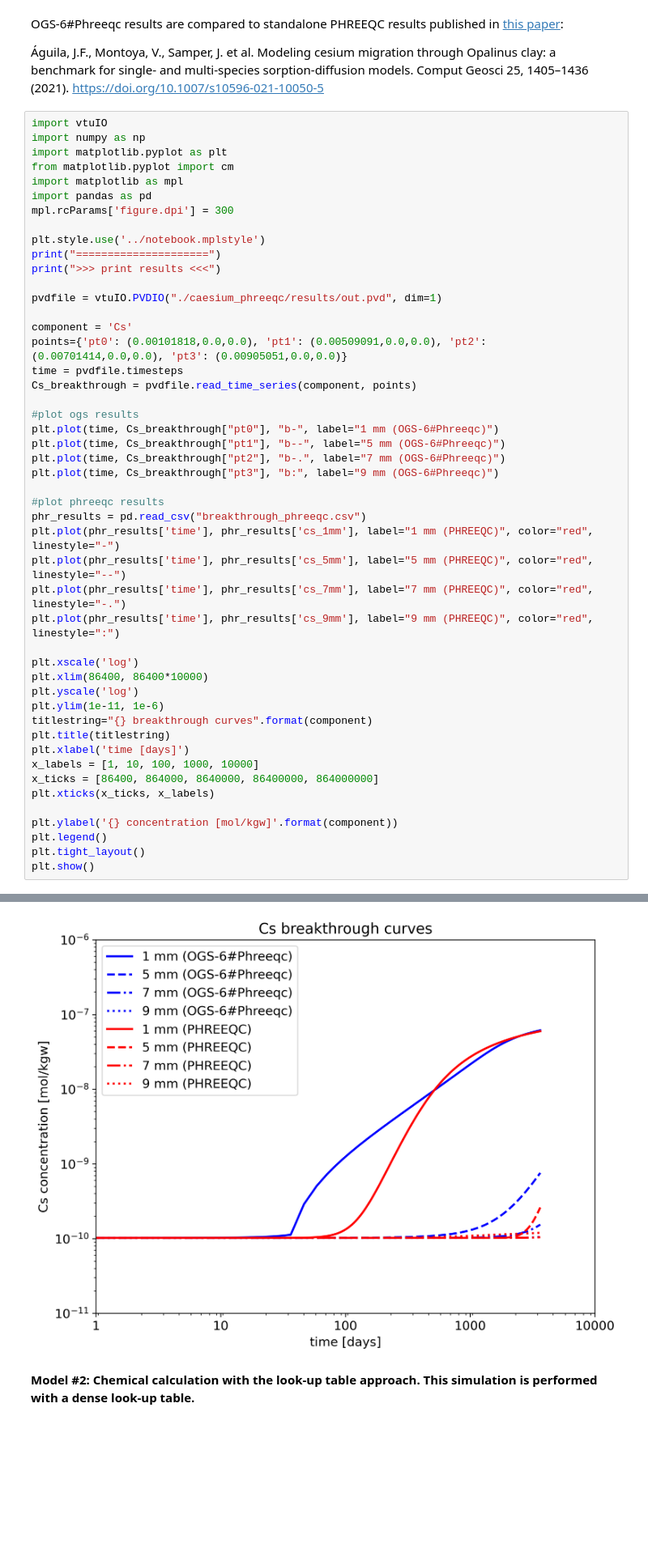
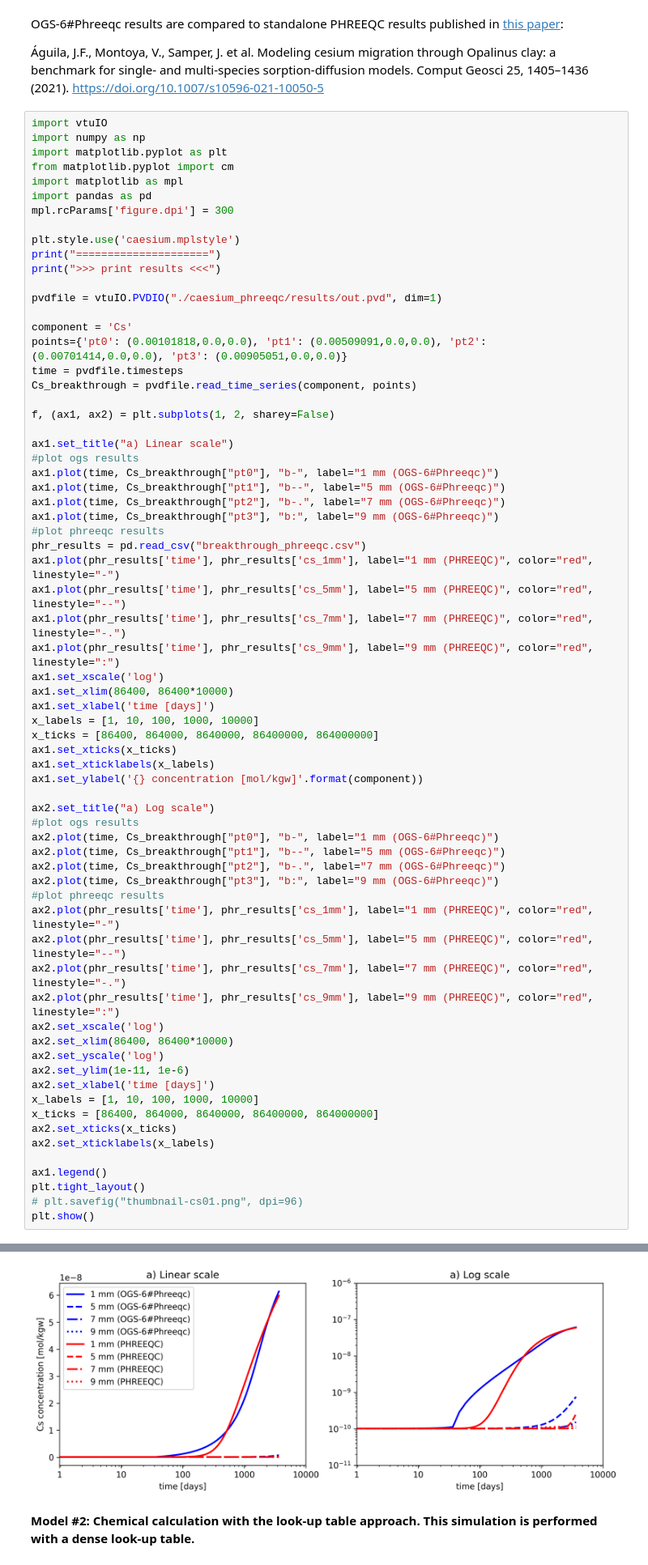
Before and after one commit to OlafKolditz/ogs-jupyter-lab, a Jupyter notebook: icross-model-chain/CaesiumSorption/ogs-jupyter-lab-icross-caesium-sorption.ipynb, the cells around one changed output, grey strips where cells are left out. Shown: that part at 81% size. Saved outputs shown, nothing was run; the diff lists cells and outputs as text; blank space fills up the shorter version.

Commit message:
update plot scale

```diff
--- a/icross-model-chain/CaesiumSorption/ogs-jupyter-lab-icross-caesium-sorption.ipynb
+++ b/icross-model-chain/CaesiumSorption/ogs-jupyter-lab-icross-caesium-sorption.ipynb
@@ -19,55 +19,75 @@ OGS-6#Phreeqc results are compared to standalone PHREEQC results published in [t
 import vtuIO
 import numpy as np
 import matplotlib.pyplot as plt
 from matplotlib.pyplot import cm
 import matplotlib as mpl
 import pandas as pd
 mpl.rcParams['figure.dpi'] = 300
 
-plt.style.use('../notebook.mplstyle')
+plt.style.use('caesium.mplstyle')
 print("=====================")
 print(">>> print results <<<")
 
 pvdfile = vtuIO.PVDIO("./caesium_phreeqc/results/out.pvd", dim=1)
 
 component = 'Cs'
 points={'pt0': (0.00101818,0.0,0.0), 'pt1': (0.00509091,0.0,0.0), 'pt2': (0.00701414,0.0,0.0), 'pt3': (0.00905051,0.0,0.0)}
 time = pvdfile.timesteps
 Cs_breakthrough = pvdfile.read_time_series(component, points)
 
+f, (ax1, ax2) = plt.subplots(1, 2, sharey=False)
+
+ax1.set_title("a) Linear scale")
 #plot ogs results
-plt.plot(time, Cs_breakthrough["pt0"], "b-", label="1 mm (OGS-6#Phreeqc)")
-plt.plot(time, Cs_breakthrough["pt1"], "b--", label="5 mm (OGS-6#Phreeqc)")
-plt.plot(time, Cs_breakthrough["pt2"], "b-.", label="7 mm (OGS-6#Phreeqc)")
-plt.plot(time, Cs_breakthrough["pt3"], "b:", label="9 mm (OGS-6#Phreeqc)")
-
+ax1.plot(time, Cs_breakthrough["pt0"], "b-", label="1 mm (OGS-6#Phreeqc)")
+ax1.plot(time, Cs_breakthrough["pt1"], "b--", label="5 mm (OGS-6#Phreeqc)")
+ax1.plot(time, Cs_breakthrough["pt2"], "b-.", label="7 mm (OGS-6#Phreeqc)")
+ax1.plot(time, Cs_breakthrough["pt3"], "b:", label="9 mm (OGS-6#Phreeqc)")
 #plot phreeqc results
 phr_results = pd.read_csv("breakthrough_phreeqc.csv")
-plt.plot(phr_results['time'], phr_results['cs_1mm'], label="1 mm (PHREEQC)", color="red", linestyle="-")
-plt.plot(phr_results['time'], phr_results['cs_5mm'], label="5 mm (PHREEQC)", color="red", linestyle="--")
-plt.plot(phr_results['time'], phr_results['cs_7mm'], label="7 mm (PHREEQC)", color="red", linestyle="-.")
-plt.plot(phr_results['time'], phr_results['cs_9mm'], label="9 mm (PHREEQC)", color="red", linestyle=":")
-
-plt.xscale('log')
-plt.xlim(86400, 86400*10000)
-plt.yscale('log')
-plt.ylim(1e-11, 1e-6)
-titlestring="{} breakthrough curves".format(component)
-plt.title(titlestring)
-plt.xlabel('time [days]')
+ax1.plot(phr_results['time'], phr_results['cs_1mm'], label="1 mm (PHREEQC)", color="red", linestyle="-")
+ax1.plot(phr_results['time'], phr_results['cs_5mm'], label="5 mm (PHREEQC)", color="red", linestyle="--")
+ax1.plot(phr_results['time'], phr_results['cs_7mm'], label="7 mm (PHREEQC)", color="red", linestyle="-.")
+ax1.plot(phr_results['time'], phr_results['cs_9mm'], label="9 mm (PHREEQC)", color="red", linestyle=":")
+ax1.set_xscale('log')
+ax1.set_xlim(86400, 86400*10000)
+ax1.set_xlabel('time [days]')
 x_labels = [1, 10, 100, 1000, 10000]
 x_ticks = [86400, 864000, 8640000, 86400000, 864000000]
-plt.xticks(x_ticks, x_labels)
+ax1.set_xticks(x_ticks)
+ax1.set_xticklabels(x_labels)
+ax1.set_ylabel('{} concentration [mol/kgw]'.format(component))
 
-plt.ylabel('{} concentration [mol/kgw]'.format(component))
-plt.legend()
+ax2.set_title("a) Log scale")
+#plot ogs results
+ax2.plot(time, Cs_breakthrough["pt0"], "b-", label="1 mm (OGS-6#Phreeqc)")
+ax2.plot(time, Cs_breakthrough["pt1"], "b--", label="5 mm (OGS-6#Phreeqc)")
+ax2.plot(time, Cs_breakthrough["pt2"], "b-.", label="7 mm (OGS-6#Phreeqc)")
+ax2.plot(time, Cs_breakthrough["pt3"], "b:", label="9 mm (OGS-6#Phreeqc)")
+#plot phreeqc results
+ax2.plot(phr_results['time'], phr_results['cs_1mm'], label="1 mm (PHREEQC)", color="red", linestyle="-")
+ax2.plot(phr_results['time'], phr_results['cs_5mm'], label="5 mm (PHREEQC)", color="red", linestyle="--")
+ax2.plot(phr_results['time'], phr_results['cs_7mm'], label="7 mm (PHREEQC)", color="red", linestyle="-.")
+ax2.plot(phr_results['time'], phr_results['cs_9mm'], label="9 mm (PHREEQC)", color="red", linestyle=":")
+ax2.set_xscale('log')
+ax2.set_xlim(86400, 86400*10000)
+ax2.set_yscale('log')
+ax2.set_ylim(1e-11, 1e-6)
+ax2.set_xlabel('time [days]')
+x_labels = [1, 10, 100, 1000, 10000]
+x_ticks = [86400, 864000, 8640000, 86400000, 864000000]
+ax2.set_xticks(x_ticks)
+ax2.set_xticklabels(x_labels)
+
+ax1.legend()
 plt.tight_layout()
+# plt.savefig("thumbnail-cs01.png", dpi=96)
 plt.show()
 # %% [output]
 =====================
 >>> print results <<<
 ./caesium_phreeqc/results/out.pvd
-[figure, old version]
+[figure, new version]
 # %% [markdown]
 **Model #2: Chemical calculation with the look-up table approach. This simulation is performed with a dense look-up table.**
 # %% [markdown]
```
Also changed, not shown: parts of 1 cell of this notebook, 1 other file.
